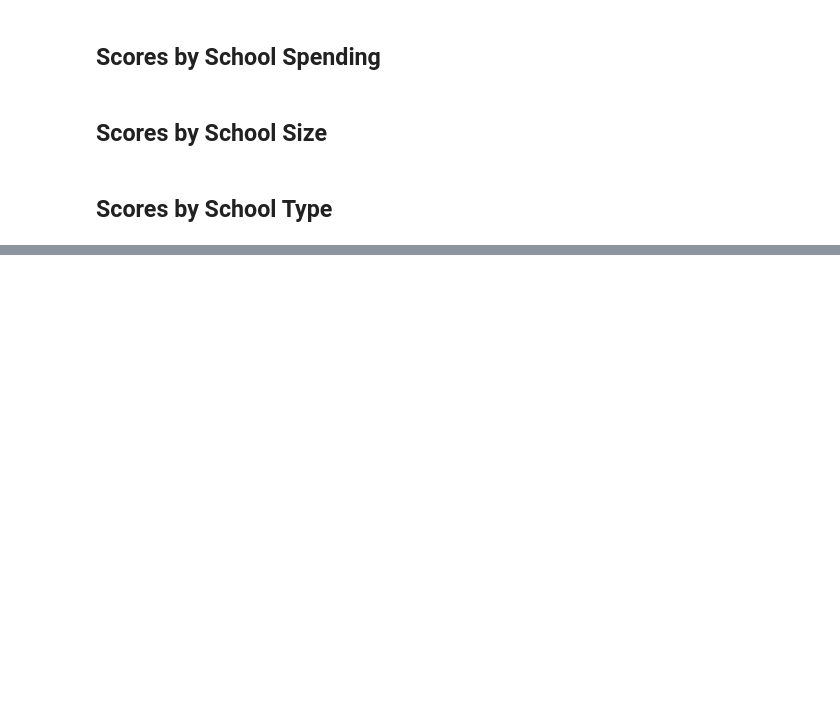
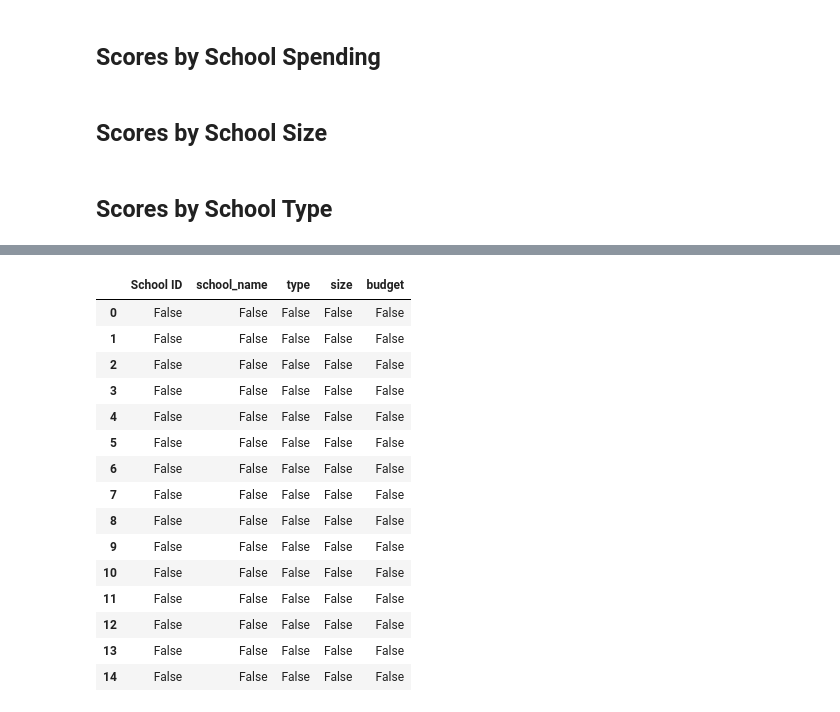
Before and after one commit to laurlen2112/School_District_Analysis, a Jupyter notebook: PyCitySchools_Challenge.ipynb, the cells around one changed output, grey strips where cells are left out. Drawn from its saved outputs; the diff is of its cells as text; code cells hidden in the pictures; blank space fills up the shorter version.

```diff
--- a/PyCitySchools_Challenge.ipynb
+++ b/PyCitySchools_Challenge.ipynb
@@ -279,0 +398,4 @@ per_school_summary_df
+# %%
+#files to load
+school_data_to_load = os.path.join("Resources", "schools_complete.csv")
+student_data_to_load = os.path.join("Resources", "students_complete.csv")
@@ -279,0 +406,4 @@ per_school_summary_df
+# %%
+# Read the school data file and store it in a Pandas DataFrame.
+school_data_df = pd.read_csv(school_data_to_load)
+school_data_df
@@ -279,0 +443,20 @@ per_school_summary_df
+# %%
+#determine empty rows in school CSV (false means the cells have values)
+school_data_df.isnull()
+# %% [output]
+|  | School ID | school_name | type | size | budget |
+| 0 | False | False | False | False | False |
+| 1 | False | False | False | False | False |
+| 2 | False | False | False | False | False |
+| 3 | False | False | False | False | False |
+| 4 | False | False | False | False | False |
+| 5 | False | False | False | False | False |
+| 6 | False | False | False | False | False |
+| 7 | False | False | False | False | False |
+| 8 | False | False | False | False | False |
+| 9 | False | False | False | False | False |
+| 10 | False | False | False | False | False |
+| 11 | False | False | False | False | False |
+| 12 | False | False | False | False | False |
+| 13 | False | False | False | False | False |
+| 14 | False | False | False | False | False |
```
Also changed, not shown: parts of 132 cells of this notebook.
